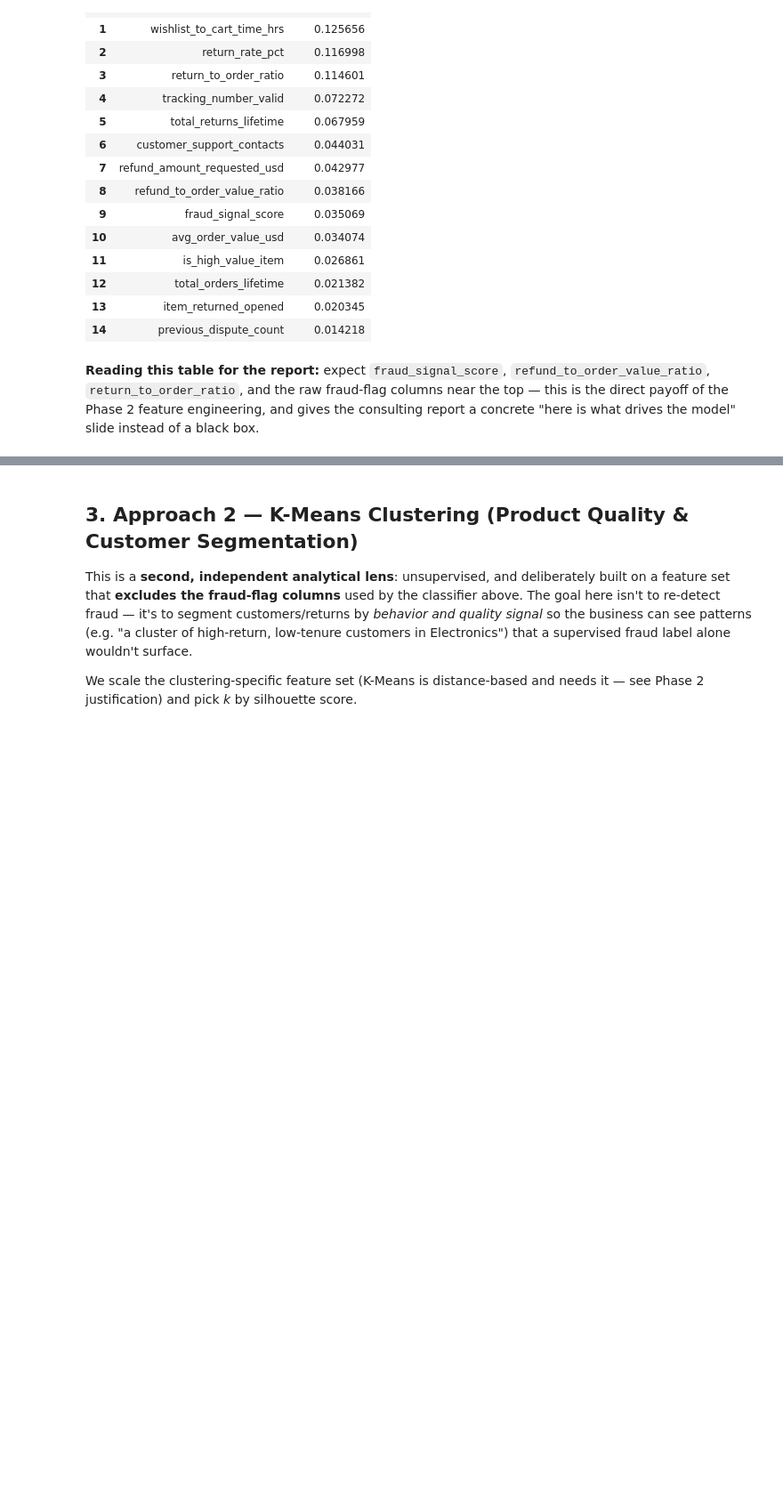
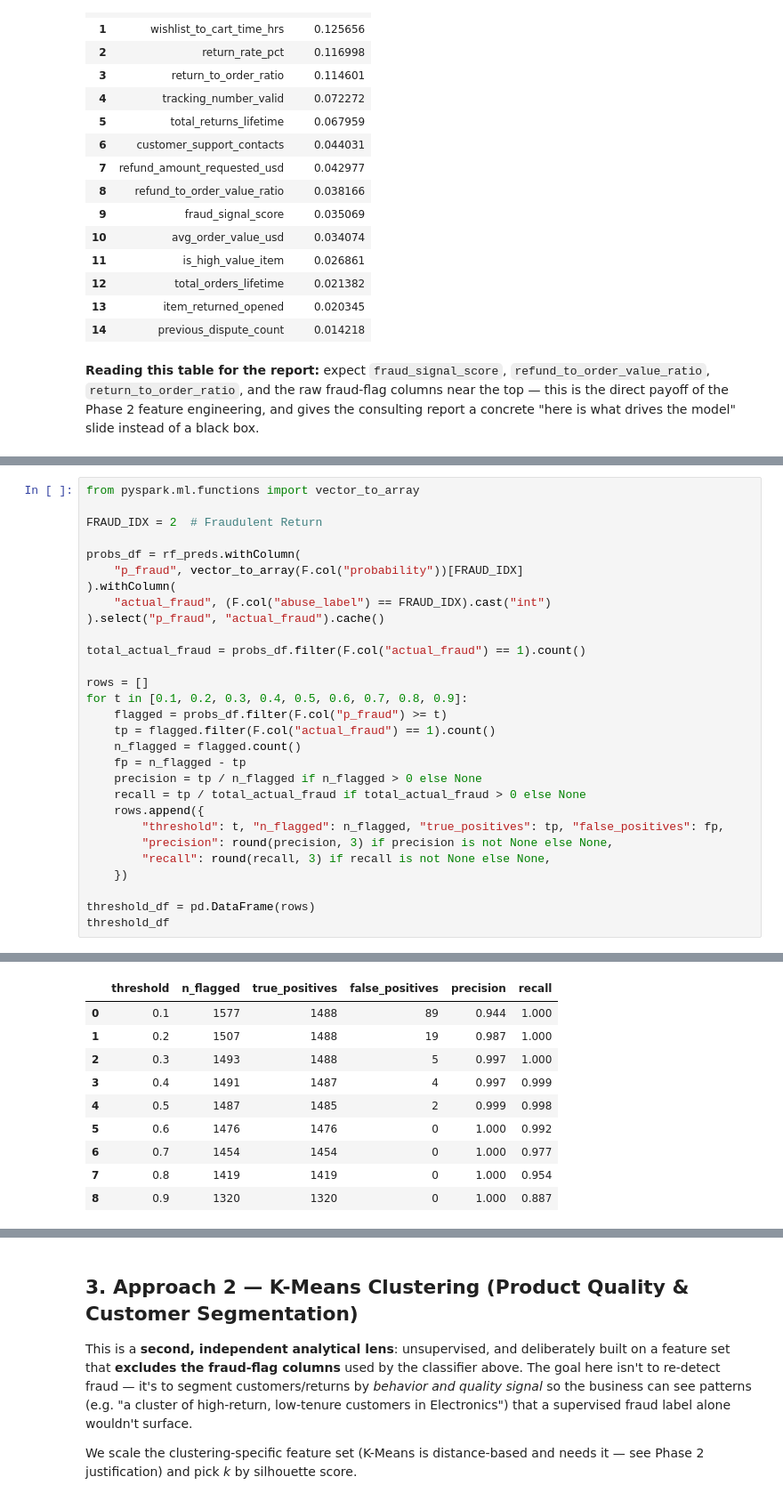
Before and after one commit to yatharthvij/big-data-analytics-project, a Jupyter notebook: notebooks/02_ml_modeling.ipynb, the cells around one changed output, grey strips where cells are left out. Shown at 89% size. Cells and saved outputs as stored; diff of their text form; blank space fills up the shorter version.

```diff
--- a/notebooks/02_ml_modeling.ipynb
+++ b/notebooks/02_ml_modeling.ipynb
@@ -267,0 +343,30 @@ model" slide instead of a black box.
+# %%
+from pyspark.ml.functions import vector_to_array
+
+FRAUD_IDX = 2  # Fraudulent Return
+
+probs_df = rf_preds.withColumn(
+    "p_fraud", vector_to_array(F.col("probability"))[FRAUD_IDX]
+).withColumn(
+    "actual_fraud", (F.col("abuse_label") == FRAUD_IDX).cast("int")
+).select("p_fraud", "actual_fraud").cache()
+
+total_actual_fraud = probs_df.filter(F.col("actual_fraud") == 1).count()
+
+rows = []
+for t in [0.1, 0.2, 0.3, 0.4, 0.5, 0.6, 0.7, 0.8, 0.9]:
+    flagged = probs_df.filter(F.col("p_fraud") >= t)
+    tp = flagged.filter(F.col("actual_fraud") == 1).count()
+    n_flagged = flagged.count()
+    fp = n_flagged - tp
+    precision = tp / n_flagged if n_flagged > 0 else None
+    recall = tp / total_actual_fraud if total_actual_fraud > 0 else None
+    rows.append({
+        "threshold": t, "n_flagged": n_flagged, "true_positives": tp, "false_positives": fp,
+        "precision": round(precision, 3) if precision is not None else None,
+        "recall": round(recall, 3) if recall is not None else None,
+    })
+
+threshold_df = pd.DataFrame(rows)
+threshold_df
+# %% [output]
@@ -267,0 +393,10 @@ model" slide instead of a black box.
+|  | threshold | n_flagged | true_positives | false_positives | precision | recall |
+| 0 | 0.1 | 1577 | 1488 | 89 | 0.944 | 1.000 |
+| 1 | 0.2 | 1507 | 1488 | 19 | 0.987 | 1.000 |
+| 2 | 0.3 | 1493 | 1488 | 5 | 0.997 | 1.000 |
+| 3 | 0.4 | 1491 | 1487 | 4 | 0.997 | 0.999 |
+| 4 | 0.5 | 1487 | 1485 | 2 | 0.999 | 0.998 |
+| 5 | 0.6 | 1476 | 1476 | 0 | 1.000 | 0.992 |
+| 6 | 0.7 | 1454 | 1454 | 0 | 1.000 | 0.977 |
+| 7 | 0.8 | 1419 | 1419 | 0 | 1.000 | 0.954 |
+| 8 | 0.9 | 1320 | 1320 | 0 | 1.000 | 0.887 |
```
Also changed, not shown: parts of 27 cells of this notebook, 9 other files.
